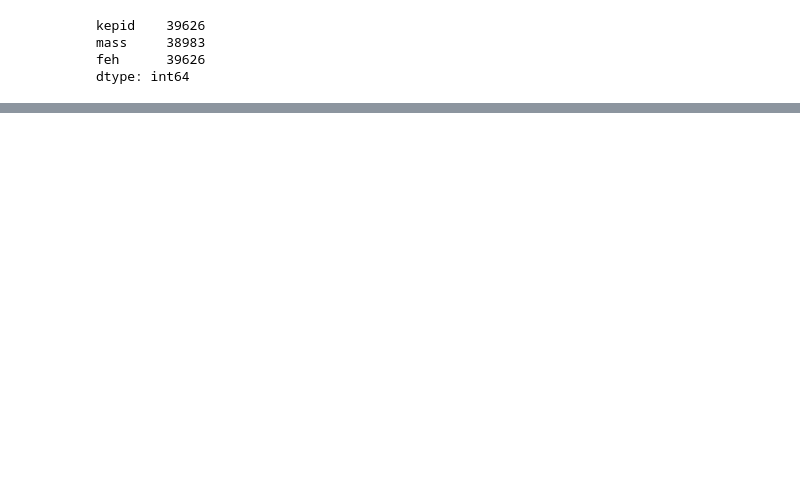
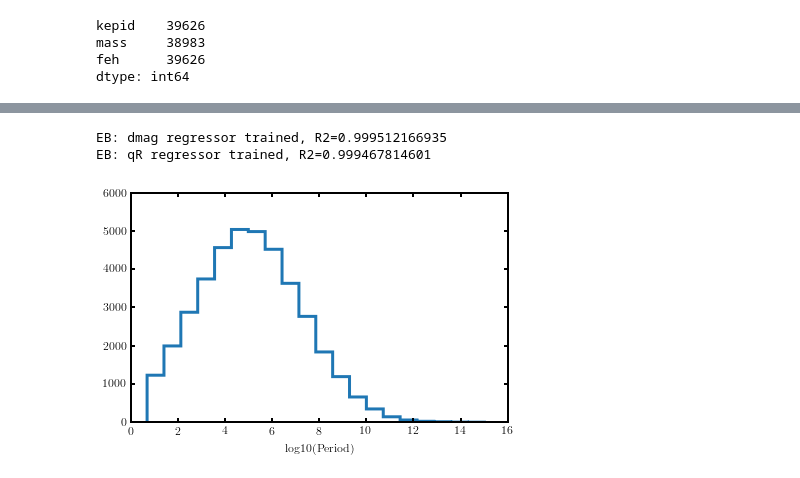
Before and after one commit to dfm/peerless, a Jupyter notebook: prediction/prediction.ipynb, the cells around one changed output, grey strips where cells are left out. Saved outputs shown, nothing was run; the diff lists cells and outputs as text; code cells hidden in the pictures; blank space fills up the shorter version.

```diff
--- a/prediction/prediction.ipynb
+++ b/prediction/prediction.ipynb
@@ -47,2 +54,0 @@ targets.to_hdf('targets.h5','df')
-# %%
-targets = pd.read_hdf('targets.h5', 'df')
@@ -242,0 +59,14 @@ catalogs/
+# %%
+ebpop = KeplerBinaryPopulation(targets, ecc_empirical=True)
+bgstars = pd.read_hdf('bgstars.h5','df')
+bgpop = TRILEGAL_BGBinaryPopulation(targets, bgstars, ecc_empirical=True)
+# %%
+%matplotlib inline
+import matplotlib.pyplot as plt
+
+plt.hist(np.log10(ebpop.period), bins=20, histtype='step', lw=3);
+plt.xlabel('log10(Period)');
+# %% [output]
+EB: dmag regressor trained, R2=0.999512166935
+EB: qR regressor trained, R2=0.999467814601
+[figure, added]
```
Also changed, not shown: parts of 43 cells of this notebook, 1 other file.
